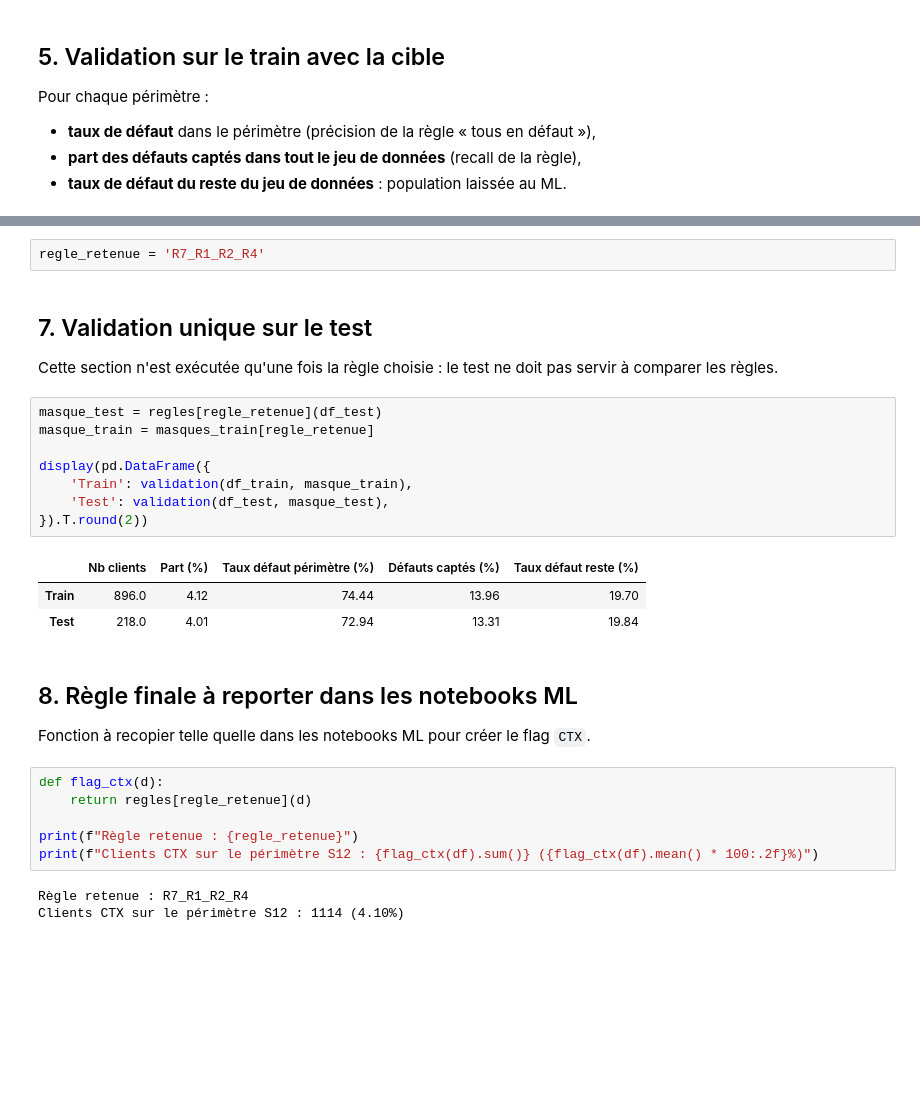
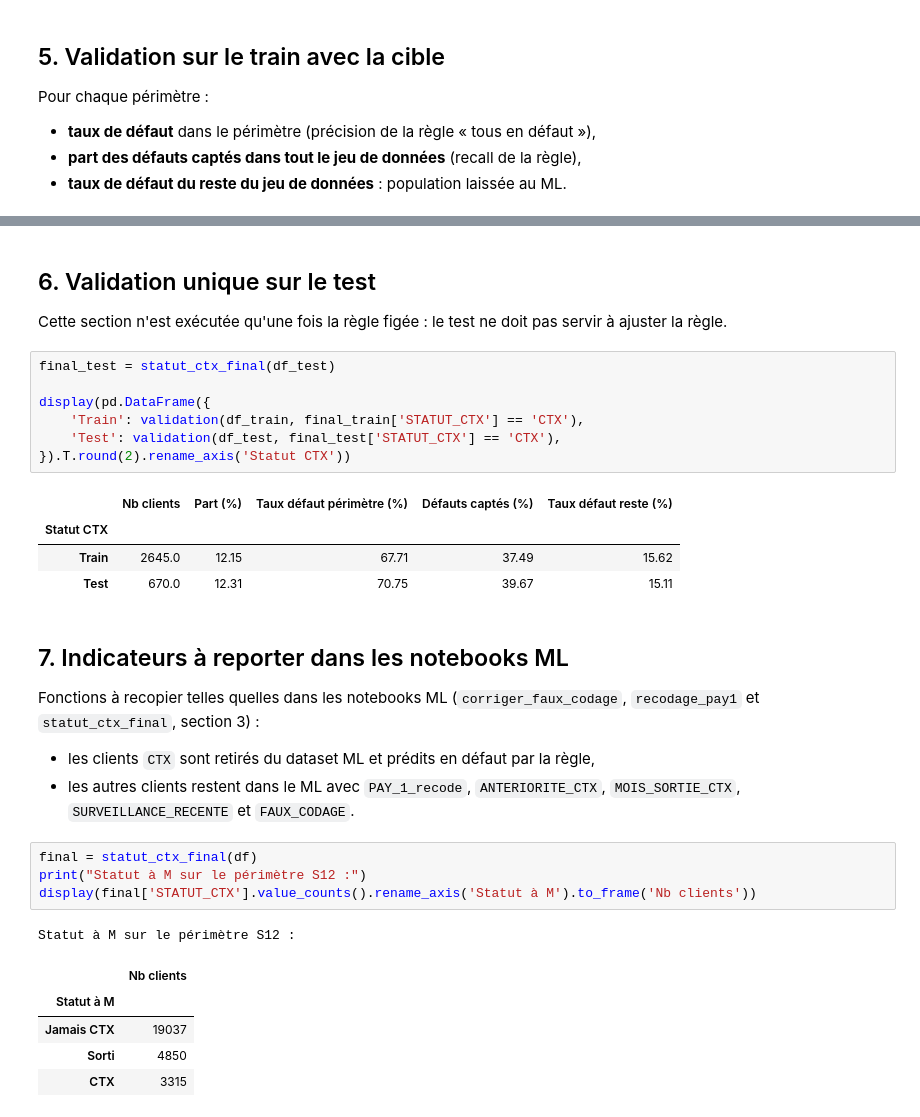
Before and after one commit to johan-mac-59/RiskLens_ML, a Jupyter notebook: src/05_02_EDA_contentieux.ipynb, the cells around one changed output, grey strips where cells are left out. Cells and saved outputs as stored; diff of their text form; blank space fills up the shorter version.

```diff
--- a/src/05_02_EDA_contentieux.ipynb
+++ b/src/05_02_EDA_contentieux.ipynb
@@ -414,29 +617,31 @@ La règle retenue est renseignée dans la cellule ci-dessous.
-# %%
-regle_retenue = 'R7_R1_R2_R4'
 # %% [markdown]
-## 7. Validation unique sur le test
-Cette section n'est exécutée qu'une fois la règle choisie : le test ne doit pas servir à comparer les règles.
+## 6. Validation unique sur le test
+Cette section n'est exécutée qu'une fois la règle figée : le test ne doit pas servir à ajuster la règle.
 # %%
-masque_test = regles[regle_retenue](df_test)
-masque_train = masques_train[regle_retenue]
+final_test = statut_ctx_final(df_test)
 
 display(pd.DataFrame({
-    'Train': validation(df_train, masque_train),
-    'Test': validation(df_test, masque_test),
-}).T.round(2))
+    'Train': validation(df_train, final_train['STATUT_CTX'] == 'CTX'),
+    'Test': validation(df_test, final_test['STATUT_CTX'] == 'CTX'),
+}).T.round(2).rename_axis('Statut CTX'))
 # %% [output]
 |  | Nb clients | Part (%) | Taux défaut périmètre (%) | Défauts captés (%) | Taux défaut reste (%) |
-| Train | 896.0 | 4.12 | 74.44 | 13.96 | 19.70 |
-| Test | 218.0 | 4.01 | 72.94 | 13.31 | 19.84 |
+| Statut CTX |  |  |  |  |  |
+| Train | 2645.0 | 12.15 | 67.71 | 37.49 | 15.62 |
+| Test | 670.0 | 12.31 | 70.75 | 39.67 | 15.11 |
 # %% [markdown]
-## 8. Règle finale à reporter dans les notebooks ML
-Fonction à recopier telle quelle dans les notebooks ML pour créer le flag `CTX`.
+## 7. Indicateurs à reporter dans les notebooks ML
+Fonctions à recopier telles quelles dans les notebooks ML (`corriger_faux_codage`, `recodage_pay1` et `statut_ctx_final`, section 3) :
+- les clients `CTX` sont retirés du dataset ML et prédits en défaut par la règle,
+- les autres clients restent dans le ML avec `PAY_1_recode`, `ANTERIORITE_CTX`, `MOIS_SORTIE_CTX`, `SURVEILLANCE_RECENTE` et `FAUX_CODAGE`.
 # %%
-def flag_ctx(d):
-    return regles[regle_retenue](d)
-
-print(f"Règle retenue : {regle_retenue}")
-print(f"Clients CTX sur le périmètre S12 : {flag_ctx(df).sum()} ({flag_ctx(df).mean() * 100:.2f}%)")
+final = statut_ctx_final(df)
+print("Statut à M sur le périmètre S12 :")
+display(final['STATUT_CTX'].value_counts().rename_axis('Statut à M').to_frame('Nb clients'))
 # %% [output]
-Règle retenue : R7_R1_R2_R4
-Clients CTX sur le périmètre S12 : 1114 (4.10%)
+Statut à M sur le périmètre S12 :
+|  | Nb clients |
+| Statut à M |  |
+| Jamais CTX | 19037 |
+| Sorti | 4850 |
+| CTX | 3315 |
```
Also changed, not shown: parts of 38 cells of this notebook.
